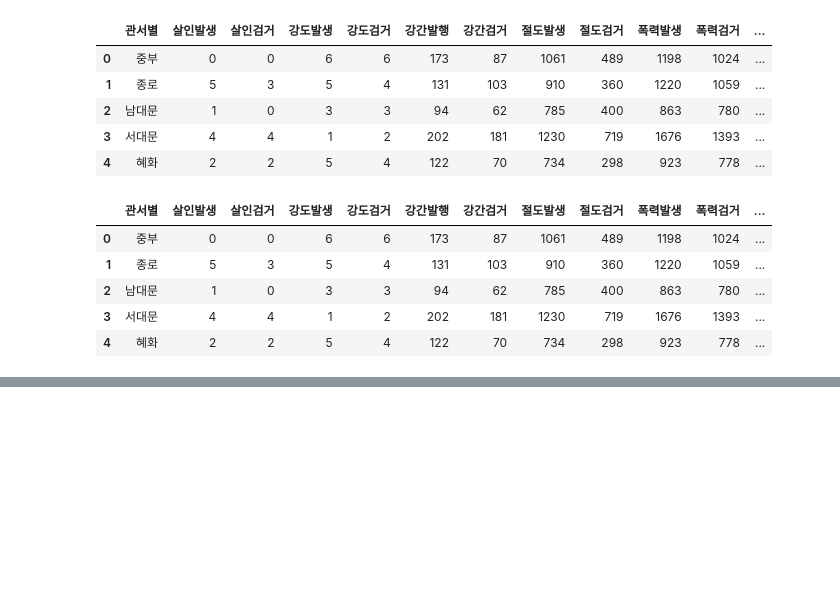
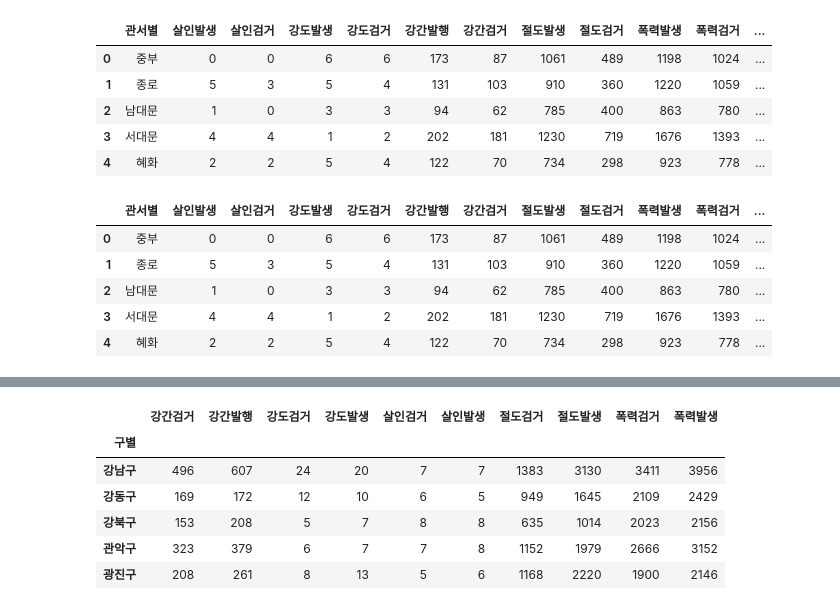
Before and after one commit to jihyunjeongme/datascience-example-python, a Jupyter notebook: 2장_서울시_범죄_현황_분석.ipynb, the cells around one changed output, grey strips where cells are left out. Cells and saved outputs as stored; diff of their text form; code cells hidden in the pictures; blank space fills up the shorter version.

```diff
--- a/2장_서울시_범죄_현황_분석.ipynb
+++ b/2장_서울시_범죄_현황_분석.ipynb
@@ -269,3 +269,9 @@ crime_anal_police.head()
 | 2 | 남대문 | 1 | 0 | 3 | 3 | 94 | 62 | 785 | 400 | 863 | 780 | ... |
 | 3 | 서대문 | 4 | 4 | 1 | 2 | 202 | 181 | 1230 | 719 | 1676 | 1393 | ... |
 | 4 | 혜화 | 2 | 2 | 5 | 4 | 122 | 70 | 734 | 298 | 923 | 778 | ... |
+# %%
+# 2.6 Pivot_table을 이용해서 데이터 정리하기
+
+crime_anal_raw = pd.read_csv('./crime_in_Seoul_include_gu_name.csv', encoding='utf-8',index_col=0)
+
+crime_anal_raw.head()
@@ -271,0 +285,13 @@ crime_anal_police.head()
+# %%
+# pandas의 pivot_table을 이용
+
+crime_anal = pd.pivot_table(crime_anal_raw, index='구별', aggfunc=np.sum)
+crime_anal.head()
+# %% [output]
+|  | 강간검거 | 강간발행 | 강도검거 | 강도발생 | 살인검거 | 살인발생 | 절도검거 | 절도발생 | 폭력검거 | 폭력발생 |
+| 구별 |  |  |  |  |  |  |  |  |  |  |
+| 강남구 | 496 | 607 | 24 | 20 | 7 | 7 | 1383 | 3130 | 3411 | 3956 |
+| 강동구 | 169 | 172 | 12 | 10 | 6 | 5 | 949 | 1645 | 2109 | 2429 |
+| 강북구 | 153 | 208 | 5 | 7 | 8 | 8 | 635 | 1014 | 2023 | 2156 |
+| 관악구 | 323 | 379 | 6 | 7 | 7 | 8 | 1152 | 1979 | 2666 | 3152 |
+| 광진구 | 208 | 261 | 8 | 13 | 5 | 6 | 1168 | 2220 | 1900 | 2146 |
```
Also changed, not shown: parts of 11 cells of this notebook.
